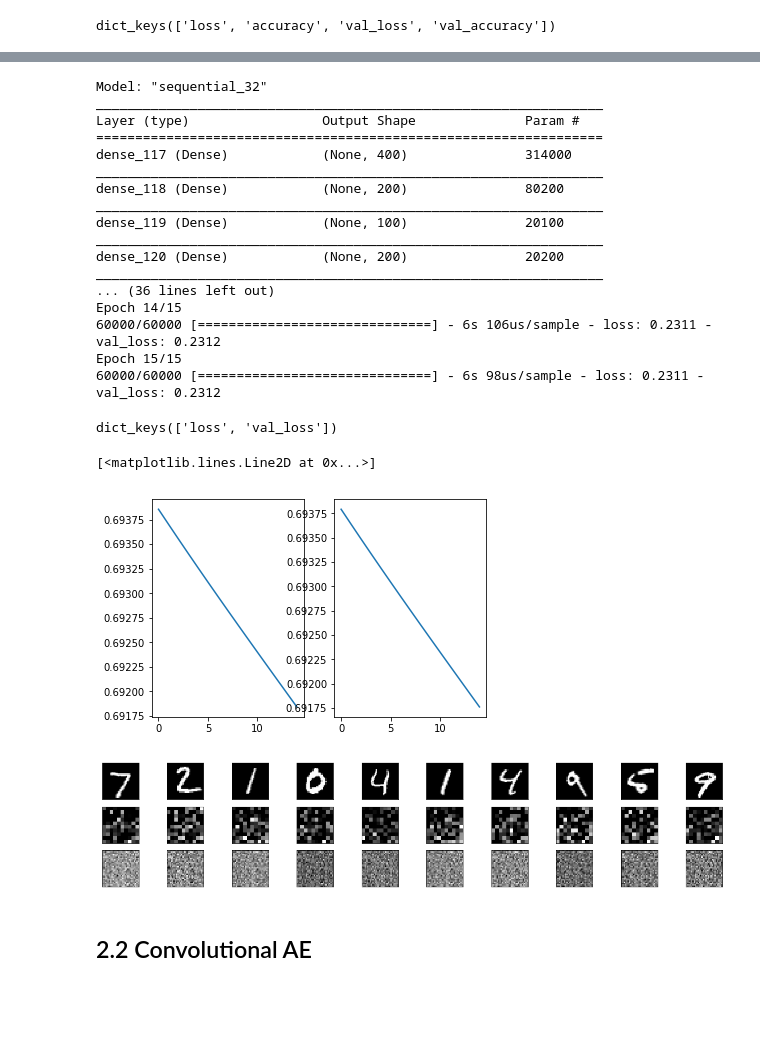
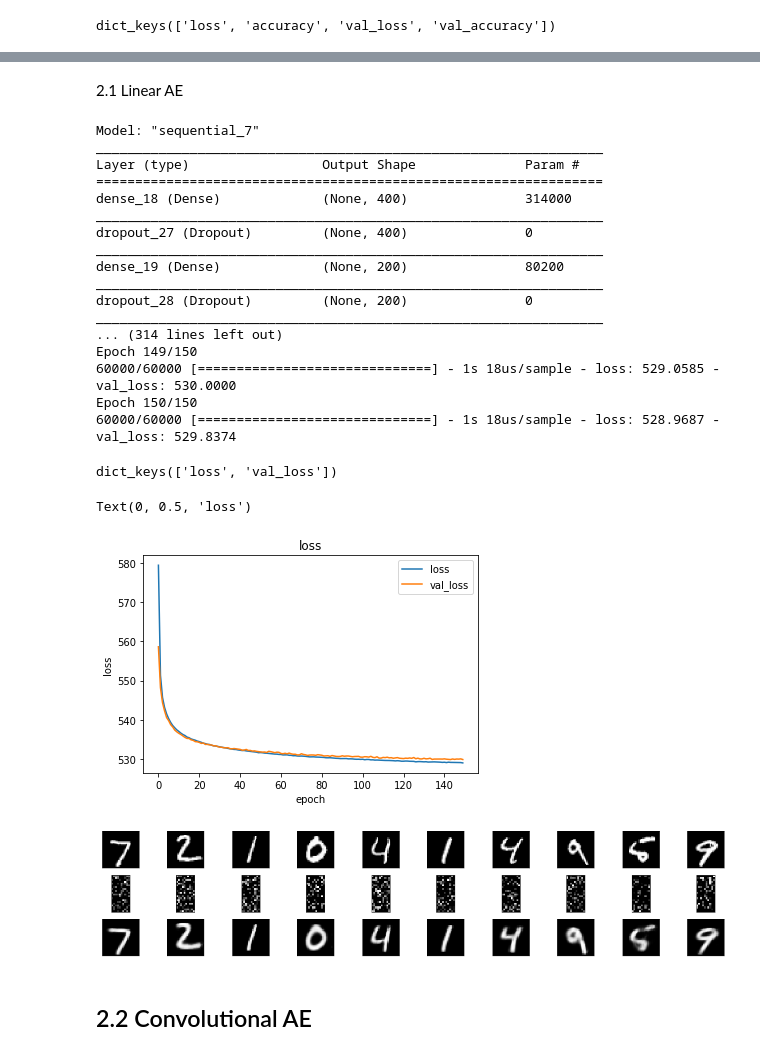
Before and after one commit to XITechs/UCSDECE228, a Jupyter notebook: pythonHW2/PY2.ipynb, the cells around one changed output, grey strips where cells are left out. Drawn from its saved outputs; the diff is of its cells as text; code cells hidden in the pictures; blank space fills up the shorter version.

```diff
--- a/pythonHW2/PY2.ipynb
+++ b/pythonHW2/PY2.ipynb
@@ -179,8 +352,11 @@ Section 2- Autoencoders
+# %% [markdown]
+2.1 Linear AE
 # %%
 #Reshape training and testing data
 data_train_reshape_fcae = data_train.reshape(data_train.shape[0], 784)
 data_test_reshape_fcae = data_test.reshape(data_test.shape[0], 784)
 # %%
+
 # Create autoencoder architecture
 def deep_ae():
     model = tf.keras.models.Sequential()
@@ -190,16 +366,18 @@ def deep_ae():
 
     #### Fill in the model ####
     model.add(tf.keras.layers.Dense(400, activation='relu'))
+    model.add(tf.keras.layers.Dropout(0.3))
     model.add(tf.keras.layers.Dense(200, activation='relu'))
-
+    model.add(tf.keras.layers.Dropout(0.3))
     model.add(tf.keras.layers.Dense(100, activation='relu'))
-
+    model.add(tf.keras.layers.Dropout(0.3))
     # Decoder
 
     #### Fill in the model ####
     model.add(tf.keras.layers.Dense(200, activation='relu'))
+    model.add(tf.keras.layers.Dropout(0.3))
     model.add(tf.keras.layers.Dense(400, activation='relu'))
-
+    #model.add(tf.keras.layers.Dropout(0.3))
     model.add(tf.keras.layers.Dense(784, activation='sigmoid'))
 
     return model
@@ -207,47 +385,52 @@ def deep_ae():
 #Create deep autoencoder graph, compile it to use mean squared error loss and the adam optimizer, train the model, create predictions
 deep_ae = deep_ae()
 print(deep_ae.summary())
-deep_ae.compile(loss='mse', optimizer='adadelta')
-history_deep_ae = deep_ae.fit(data_train_reshape_fcae, data_train_reshape_fcae, validation_data=(data_test_reshape_fcae, data_test_reshape_fcae), epochs=15, batch_size=250, shuffle=True)
+deep_ae.compile(loss='categorical_crossentropy', optimizer='adam')
+history_deep_ae = deep_ae.fit(data_train_reshape_fcae, data_train_reshape_fcae, validation_data=(data_test_reshape_fcae, data_test_reshape_fcae), epochs=150, batch_size=250, shuffle=True)
 decoded_data = deep_ae.predict(data_test_reshape_fcae)
 
 #Obtain encoder representation of data
 get_hl = K.function([deep_ae.layers[0].input], [deep_ae.layers[2].output])
 deep_ae_hl = get_hl([data_test_reshape_fcae])[0]
 # %% [output]
-Model: "sequential_32"
+Model: "sequential_7"
 _________________________________________________________________
 Layer (type)                 Output Shape              Param #
 =================================================================
-dense_117 (Dense)            (None, 400)               314000
+dense_18 (Dense)             (None, 400)               314000
 _________________________________________________________________
-dense_118 (Dense)            (None, 200)               80200
+dropout_27 (Dropout)         (None, 400)               0
 _________________________________________________________________
-dense_119 (Dense)            (None, 100)               20100
+dense_19 (Dense)             (None, 200)               80200
 _________________________________________________________________
-dense_120 (Dense)            (None, 200)               20200
+dropout_28 (Dropout)         (None, 200)               0
 _________________________________________________________________
-... (36 lines left out)
-Epoch 14/15
-60000/60000 [==============================] - 6s 106us/sample - loss: 0.2311 - val_loss: 0.2312
-Epoch 15/15
-60000/60000 [==============================] - 6s 98us/sample - loss: 0.2311 - val_loss: 0.2312
+... (314 lines left out)
+Epoch 149/150
+60000/60000 [==============================] - 1s 18us/sample - loss: 529.0585 - val_loss: 530.0000
+Epoch 150/150
+60000/60000 [==============================] - 1s 18us/sample - loss: 528.9687 - val_loss: 529.8374
 # %%
 #Plot train/validation loss vs epoch
 # Information contained in history dict.
 print(history_deep_ae.history.keys())
 #### Fill in plot ####
-plt.subplot(121)
-plt.plot(history_deep_ae.history['loss'])
+
+
 
 #Plot loss vs epoch
-plt.subplot(122)
-plt.plot(history_deep_ae.history['val_loss'])
+plt.plot(history_deep_ae.history['loss'],label='loss')
+plt.plot(history_deep_ae.history['val_loss'],label='val_loss')
+plt.legend(loc='upper right')
+
 #### Fill in the plot ####
+plt.title('loss')
+plt.xlabel('epoch')
+plt.ylabel('loss')
 # %% [output]
 dict_keys(['loss', 'val_loss'])
-[<matplotlib.lines.Line2D at 0x...>]
+Text(0, 0.5, 'loss')
-[figure, old version]
+[figure, new version]
 # %%
 #Plot samples of 10 images, their hidden layer representations, and their reconstructions
 n = 10  # how many digits we will display
@@ -262,7 +445,8 @@ for i in range(n):
 
     # display hidden layer representation
     ax = plt.subplot(3, n, i + 1 + n)
-    plt.imshow(deep_ae_hl[i].reshape(10, 10))
+    #print(deep_ae_hl[i].shape)
+    plt.imshow(deep_ae_hl[i].reshape(20, 10))
     plt.gray()
     ax.get_xaxis().set_visible(False)
     ax.get_yaxis().set_visible(False)
@@ -275,6 +459,6 @@ for i in range(n):
     ax.get_yaxis().set_visible(False)
 plt.show()
 # %% [output]
-[figure, old version]
+[figure, new version]
 # %% [markdown]
 ## 2.2 Convolutional AE
```
Also changed, not shown: parts of 15 cells of this notebook.
